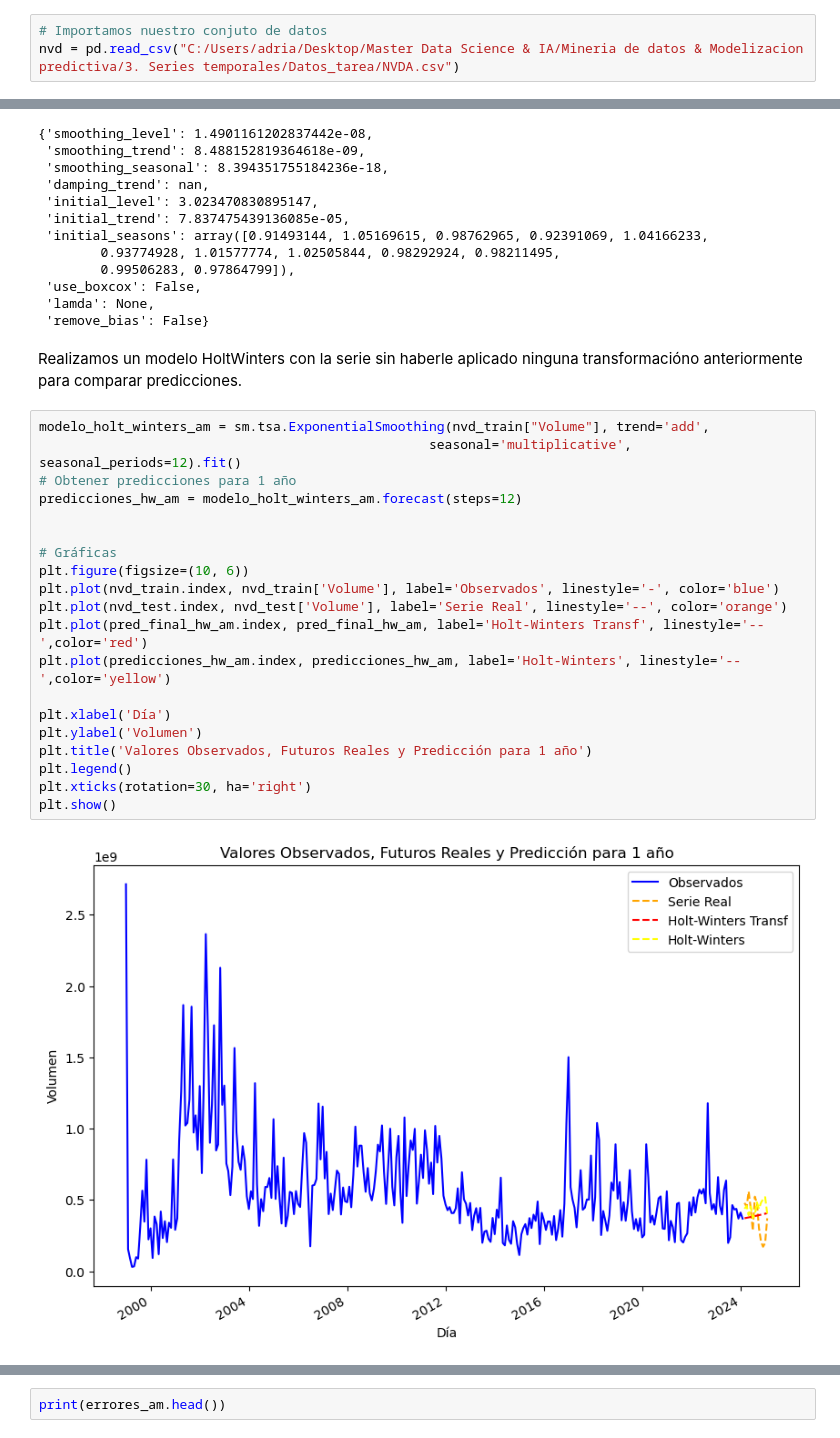
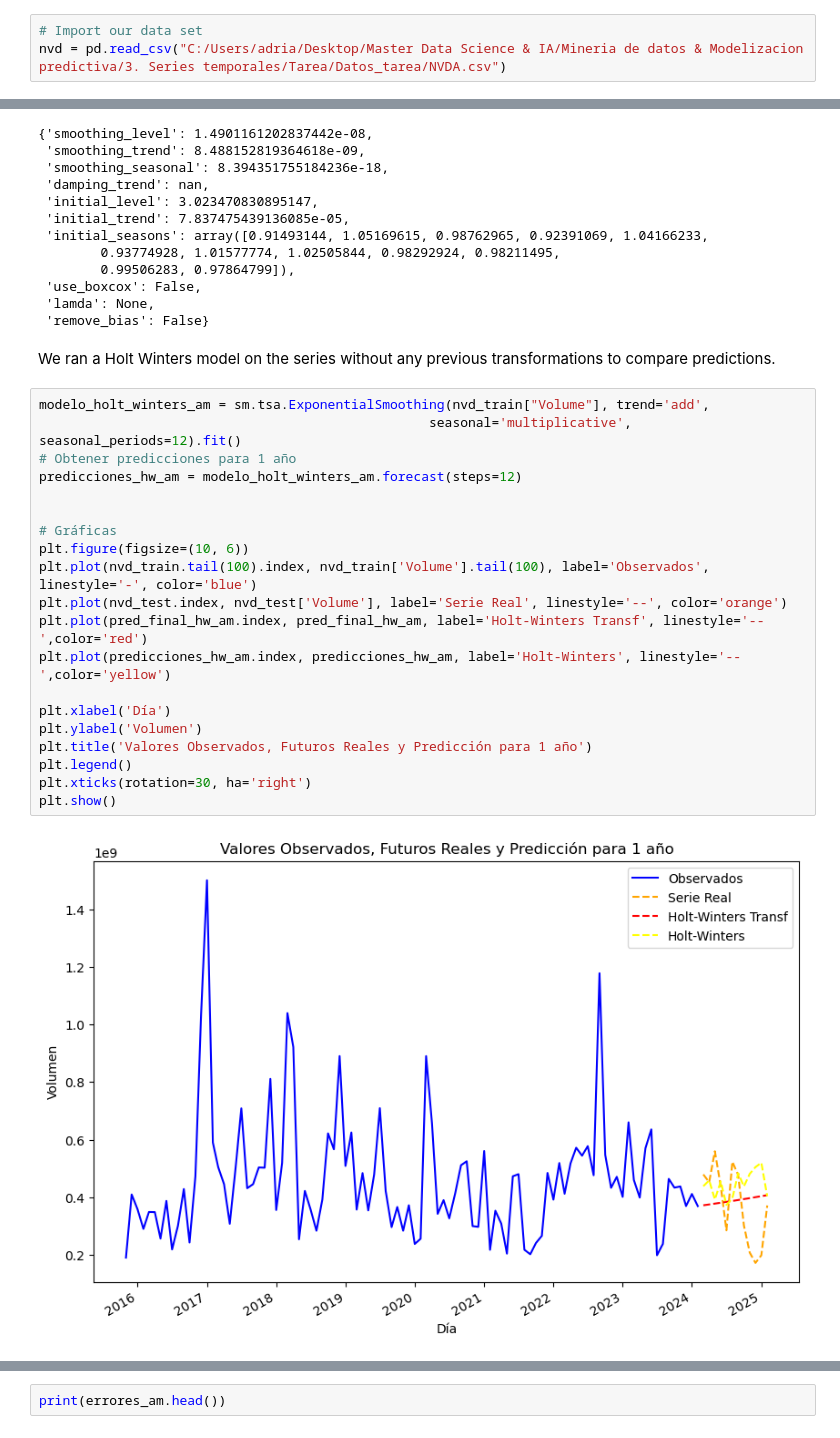
Before and after one commit to adr56/NVIDIA_Shares, a Jupyter notebook: Nvidia_TS.ipynb, the cells around one changed output, grey strips where cells are left out. Saved outputs shown, nothing was run; the diff lists cells and outputs as text.

```diff
--- a/Nvidia_TS.ipynb
+++ b/Nvidia_TS.ipynb
@@ -52,8 +52,8 @@ from sklearn.metrics import mean_squared_error, mean_absolute_error
 import seaborn as sns
 import warnings
 # %%
-# Importamos nuestro conjuto de datos
-nvd = pd.read_csv("C:/Users/adria/Desktop/Master Data Science & IA/Mineria de datos & Modelizacion predictiva/3. Series temporales/Datos_tarea/NVDA.csv")
+# Import our data set
+nvd = pd.read_csv("C:/Users/adria/Desktop/Master Data Science & IA/Mineria de datos & Modelizacion predictiva/3. Series temporales/Tarea/Datos_tarea/NVDA.csv")
 # %%
 nvd.head()
 # %% [output]
@@ -694,27 +705,27 @@ modelo_holt_winters_am.params
  'lamda': None,
  'remove_bias': False}
 # %% [markdown]
-Realizamos un modelo HoltWinters con la serie sin haberle aplicado ninguna transformacióno anteriormente para comparar predicciones.
+We ran a Holt Winters model on the series without any previous transformations to compare predictions.
 # %%
 modelo_holt_winters_am = sm.tsa.ExponentialSmoothing(nvd_train["Volume"], trend='add',
                                                   seasonal='multiplicative', seasonal_periods=12).fit()
 # Obtener predicciones para 1 año
 predicciones_hw_am = modelo_holt_winters_am.forecast(steps=12)
 
 
 # Gráficas
 plt.figure(figsize=(10, 6))
-plt.plot(nvd_train.index, nvd_train['Volume'], label='Observados', linestyle='-', color='blue')
+plt.plot(nvd_train.tail(100).index, nvd_train['Volume'].tail(100), label='Observados', linestyle='-', color='blue')
 plt.plot(nvd_test.index, nvd_test['Volume'], label='Serie Real', linestyle='--', color='orange')
 plt.plot(pred_final_hw_am.index, pred_final_hw_am, label='Holt-Winters Transf', linestyle='--',color='red')
 plt.plot(predicciones_hw_am.index, predicciones_hw_am, label='Holt-Winters', linestyle='--',color='yellow')
 
 plt.xlabel('Día')
 plt.ylabel('Volumen')
 plt.title('Valores Observados, Futuros Reales y Predicción para 1 año')
 plt.legend()
 plt.xticks(rotation=30, ha='right')
 plt.show()
 # %% [output]
-[figure, old version]
+[figure, new version]
 # %% [markdown]
```
Also changed, not shown: parts of 81 cells of this notebook.
